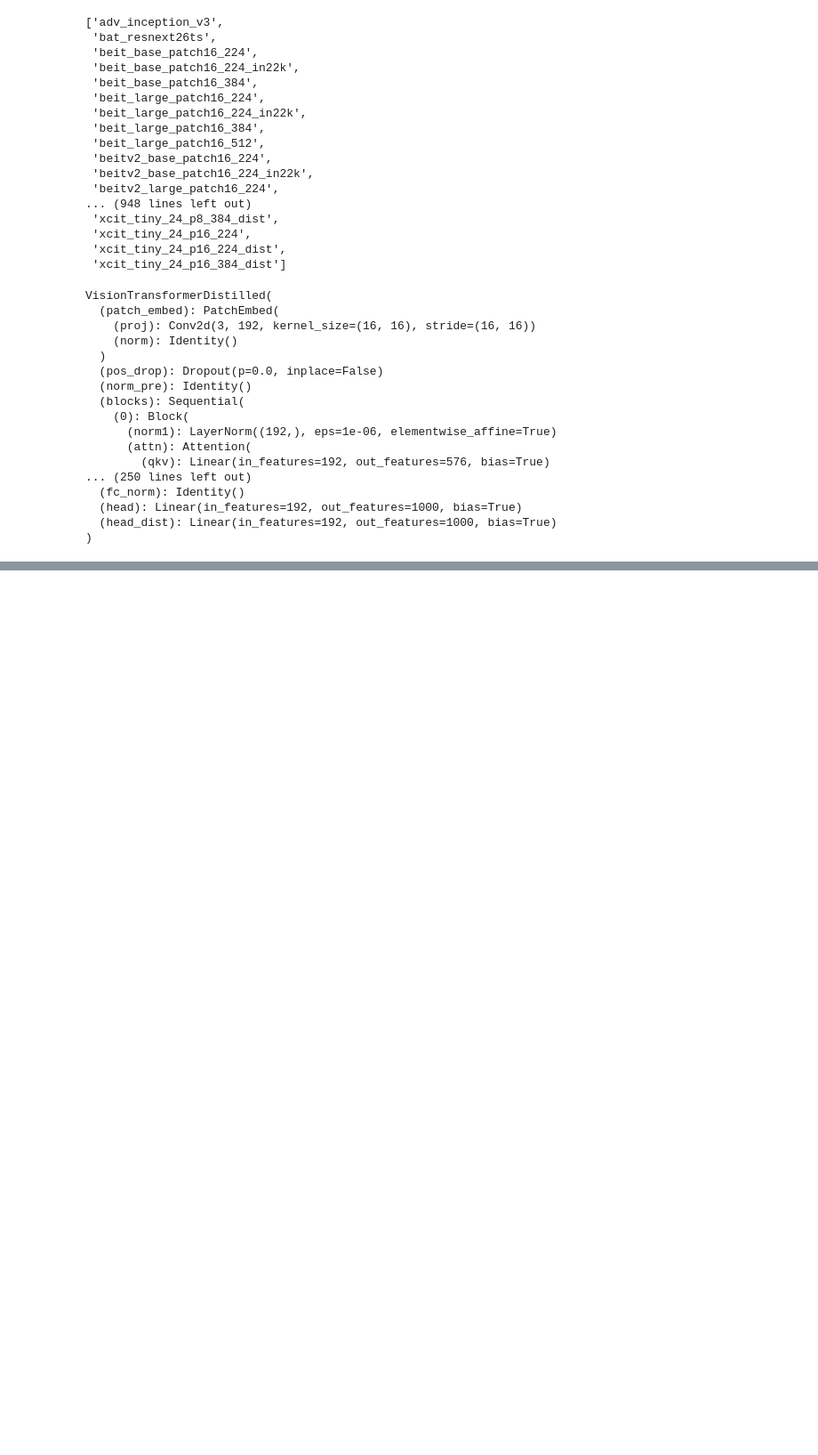
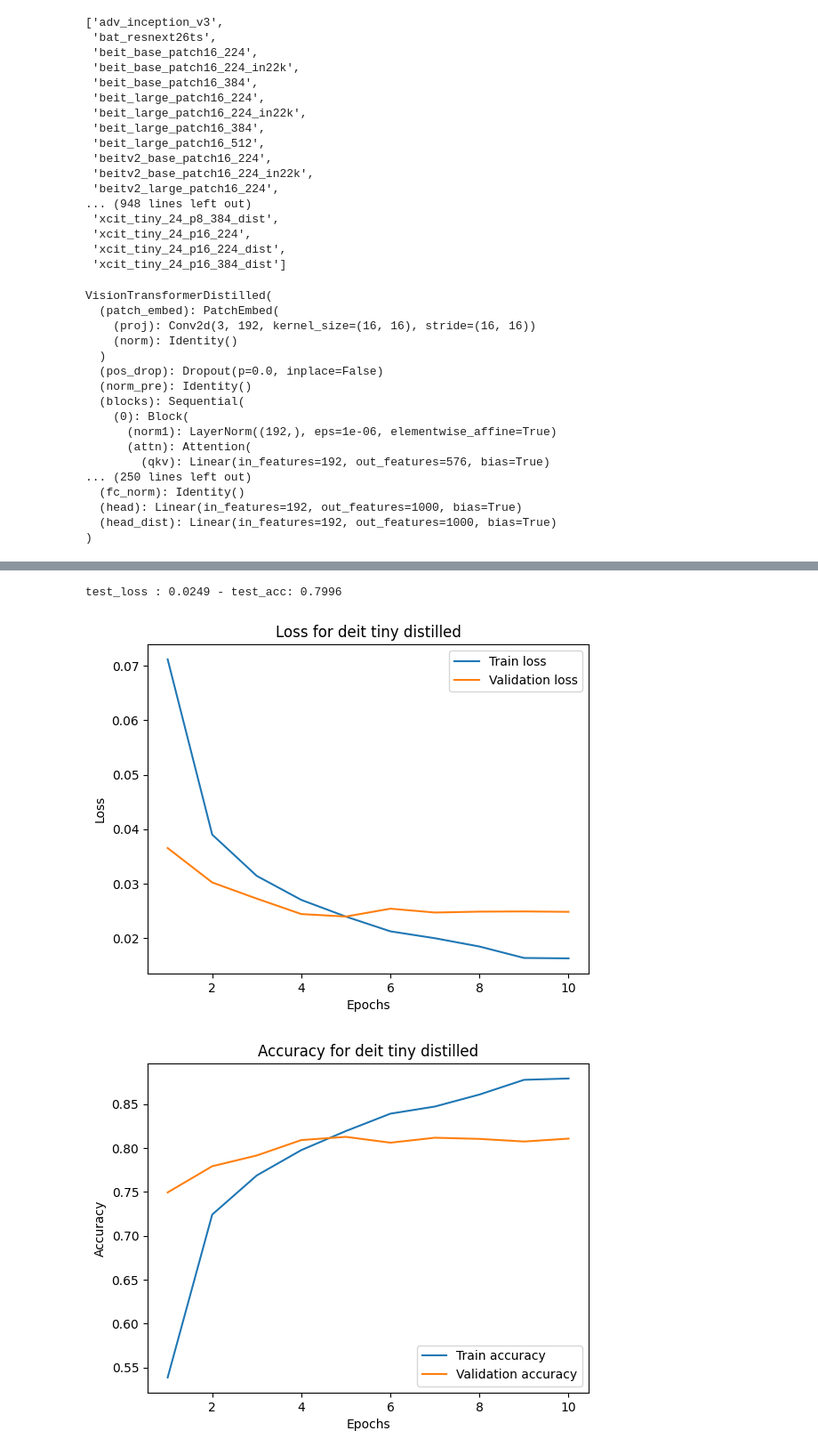
Before and after one commit to oleggikk/CW-Transformers, a Jupyter notebook: training/deit_tiny_distilled clear CW.ipynb, the cells around one changed output, grey strips where cells are left out. Shown at 89% size. Cells and saved outputs as stored; diff of their text form; code cells hidden in the pictures; blank space fills up the shorter version.

Commit message:
fix validation bug

```diff
--- a/training/deit_tiny_distilled clear CW.ipynb
+++ b/training/deit_tiny_distilled clear CW.ipynb
@@ -105,7 +105,7 @@ print(num_classes)
 # %%
 criterion = nn.CrossEntropyLoss()
 # %%
-def test(model, loader):
+def test(model, loader, dataset):
     epoch_val_accuracy = 0
     epoch_val_loss = 0
     model.eval()
@@ -120,7 +120,7 @@ def test(model, loader):
             acc = (val_output.argmax(dim=1) == label).float().sum()
             epoch_val_accuracy += acc
             epoch_val_loss += val_loss
-    epoch_val_accuracy /= len(test_dataset)
-    epoch_val_loss /= len(test_dataset)
+    epoch_val_accuracy /= len(dataset)
+    epoch_val_loss /= len(dataset)
     return epoch_val_accuracy,epoch_val_loss
 # %%
@@ -213,7 +212,8 @@ VisionTransformerDistilled(
   (head_dist): Linear(in_features=192, out_features=1000, bias=True)
 )
 # %%
-model.head.fc=nn.Linear(in_features=192, out_features=num_classes)
+model.head=nn.Linear(in_features=192, out_features=num_classes)
+model.head_dist = nn.Linear(in_features=192, out_features=257, bias=True)
 model=model.to(device)
 print(model)
 # %% [output]
@@ -260,4 +264,4 @@ val_loss : 0.1292 - val_acc: 0.0010
 # %%
 set_parameter_requires_grad(model, requires_grad=True)
-train(model,10,0.0001)
+train_loss_history, val_loss_history, train_acc_history, val_acc_history = train(model,10,0.0001)
 # %% [output]
@@ -277,4 +281,6 @@ val_loss : 0.0121 - val_acc: 0.3874
 # %%
-test_accuracy,test_loss=test(model, test_loader)
+test_accuracy,test_loss=test(model, test_loader, test_dataset)
 print(f"test_loss : {test_loss:.4f} - test_acc: {test_accuracy:.4f}\n")
+# %% [output]
+test_loss : 0.0249 - test_acc: 0.7996
 # %%
@@ -282 +288,29 @@ PATH = "deit_tiny_distilled_patch16_224-caltech256-e10-lr001-t70.pt"
 torch.save(model, PATH)
+# %%
+loss_train_hist = [x.item() for x in train_loss_history]
+loss_val_hist = [x.item() for x in val_loss_history]
+acc_train_hist = [x.item() for x in train_acc_history]
+acc_val_hist = [x.item() for x in val_acc_history]
+# %%
+n_epochs = len(loss_train_hist)
+
+# Построим график для значения loss
+plt.plot(range(1, n_epochs+1), loss_train_hist, label='Train loss')
+plt.plot(range(1, n_epochs+1), loss_val_hist, label='Validation loss')
+plt.legend(loc='upper right')
+plt.xlabel('Epochs')
+plt.ylabel('Loss')
+plt.title('Loss for deit tiny distilled')
+plt.show()
+
+# Построим график для значения accuracy
+plt.plot(range(1, n_epochs+1), acc_train_hist, label='Train accuracy')
+plt.plot(range(1, n_epochs+1), acc_val_hist, label='Validation accuracy')
+plt.legend(loc='lower right')
+plt.xlabel('Epochs')
+plt.ylabel('Accuracy')
+plt.title('Accuracy for deit tiny distilled')
+plt.show()
+# %% [output]
+[figure, added]
+[figure, added]
```
Also changed, not shown: parts of 6 cells of this notebook, 1 other file.
